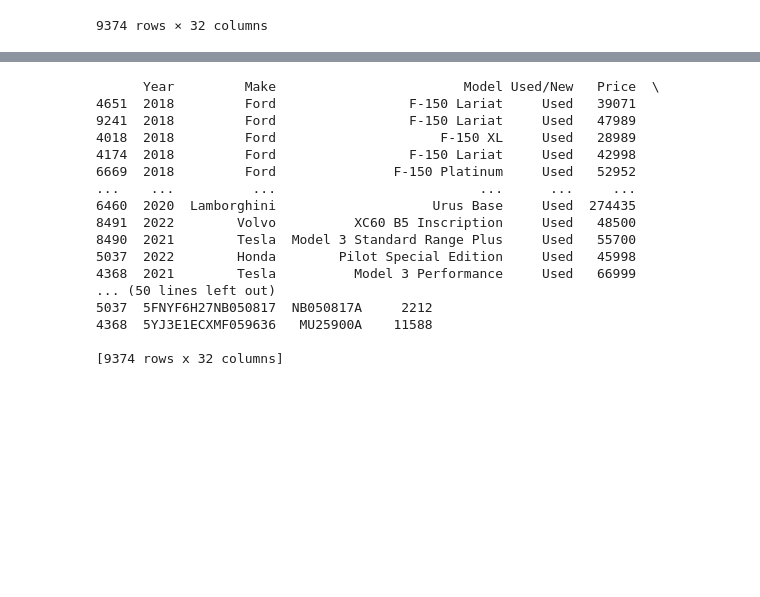
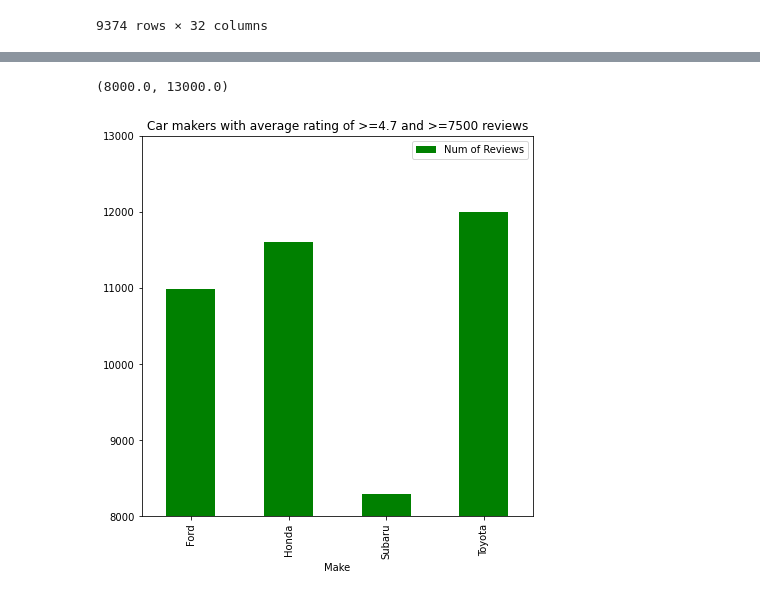
Before and after one commit to CTegtmeier/Passiflora, a Jupyter notebook: Sales Work.ipynb, the cells around one changed output, grey strips where cells are left out. Cells and saved outputs as stored; diff of their text form; code cells hidden in the pictures; blank space fills up the shorter version.

Commit message:
updated honda

```diff
--- a/Sales Work.ipynb
+++ b/Sales Work.ipynb
@@ -91,3 +94,14 @@ original_frame
 # %%
-most_frequent = pd.Dataframe{
+indexed_by_make = original_frame.set_index(['Make'])
+avg_review_score_make = indexed_by_make.groupby(['Make'])['ConsumerRating'].mean()
+unique_value = original_frame.drop_duplicates(subset = ['Model'])
+unique_value.set_index('Make')
+count_reviews_maker = unique_value.groupby(['Make'])['ConsumerReviews'].sum()
+count_reviews_maker
+review_and_count = pd.DataFrame({
+    'Average Review' : avg_review_score_make,
+    'Num of Reviews': count_reviews_maker
+})
+top_performers = review_and_count[(review_and_count['Average Review']>=4.70) & (review_and_count['Num of Reviews']>= 7500)]
+top_performers
 # %% [output]
@@ -95,21 +114,15 @@ SyntaxError: invalid syntax (755008255.py, line 1)
 # %%
-original_frame.sort_values('ConsumerReviews', ascending = False)
-print(most_reviewed)
+# This shows car manufacturers with ratings of =>4.7 and have at least 200 ratings.
+# High average ratings and high # of reviews should be indicative of a popular manufacturer.
+# Plot displays Average Number of Reviews Column.
+# Honda has the highest number of consumer reviews and high rating, indicating a popular manufacturer.
+# The three most popular manufacturers are Honda, Toyota, and Ford.
-# %% [output]
-      Year         Make                        Model Used/New   Price  \
-4651  2018         Ford                 F-150 Lariat     Used   39071
-9241  2018         Ford                 F-150 Lariat     Used   47989
-4018  2018         Ford                     F-150 XL     Used   28989
-4174  2018         Ford                 F-150 Lariat     Used   42998
-6669  2018         Ford               F-150 Platinum     Used   52952
-...    ...          ...                          ...      ...     ...
-6460  2020  Lamborghini                    Urus Base     Used  274435
-8491  2022        Volvo          XC60 B5 Inscription     Used   48500
-8490  2021        Tesla  Model 3 Standard Range Plus     Used   55700
-5037  2022        Honda        Pilot Special Edition     Used   45998
-4368  2021        Tesla          Model 3 Performance     Used   66999
-... (50 lines left out)
-5037  5FNYF6H27NB050817  NB050817A     2212
-4368  5YJ3E1ECXMF059636   MU25900A    11588
-
-[9374 rows x 32 columns]
+# %%
+top_performers.plot.bar(
+                             y= 'Num of Reviews' ,                             color ='green',
+                             figsize = (7,7),
+                            title = 'Car makers with average rating of >=4.7 and >=7500 reviews')
+plt.ylim(8000,13000, 500 )
+# %% [output]
+(8000.0, 13000.0)
+[figure, added]
```
Also changed, not shown: parts of 8 cells of this notebook.
